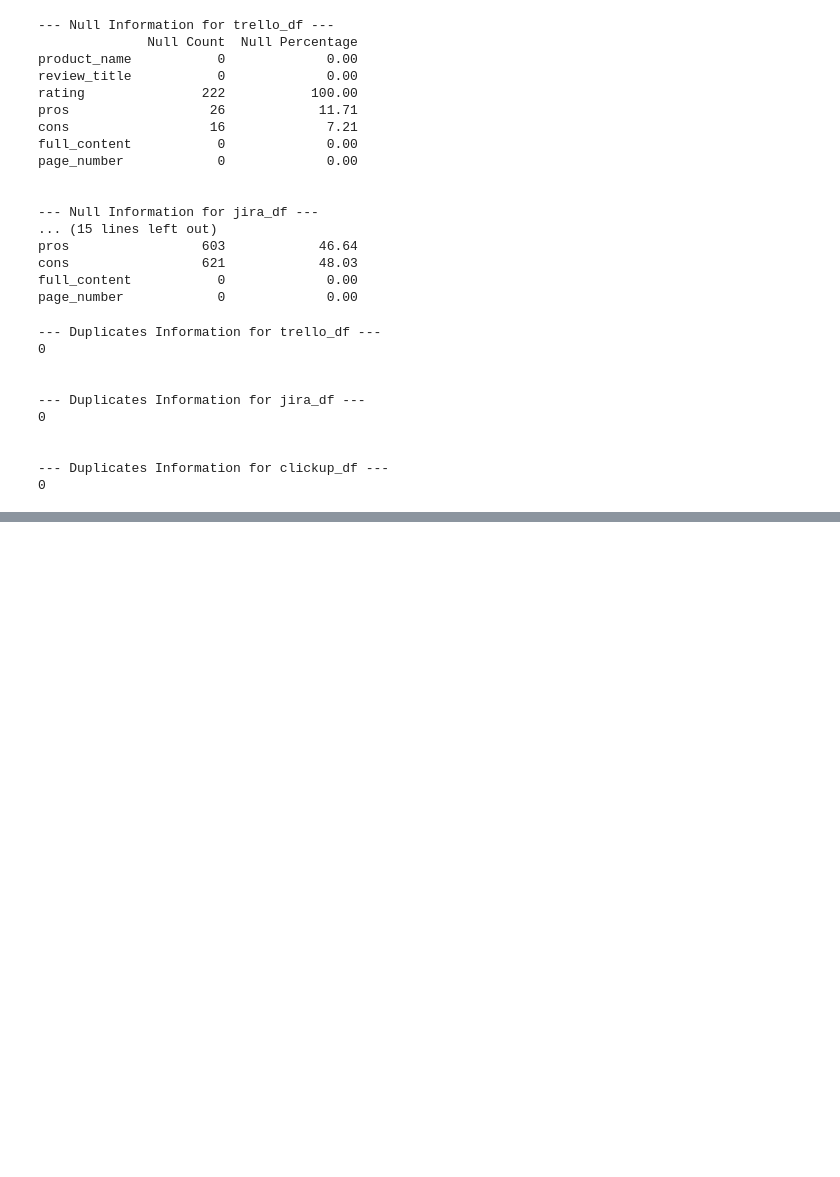
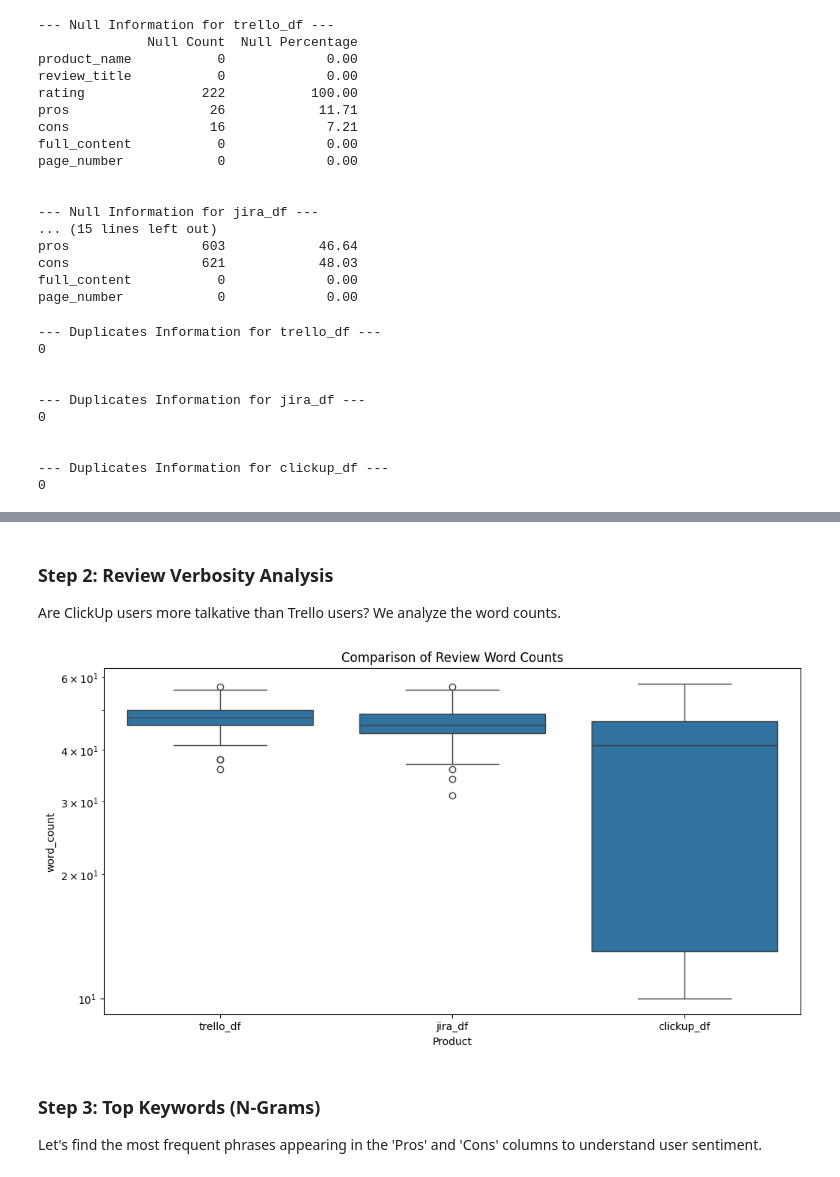
Before and after one commit to LatiefDataVisionary/pm-tools-absa-analysis, a Jupyter notebook: notebook/EDA_Clean_TrustRadius.ipynb, the cells around one changed output, grey strips where cells are left out. Saved outputs shown, nothing was run; the diff lists cells and outputs as text; code cells hidden in the pictures; blank space fills up the shorter version.

```diff
--- a/notebook/EDA_Clean_TrustRadius.ipynb
+++ b/notebook/EDA_Clean_TrustRadius.ipynb
@@ -206,0 +246,21 @@ for df_name, df in dataframes.items():
+# %% [markdown]
+### Step 2: Review Verbosity Analysis
+Are ClickUp users more talkative than Trello users? We analyze the word counts.
+# %%
+plt.figure(figsize=(12, 6))
+plot_data = []
+for name, df in dataframes.items():
+    temp = df[['word_count']].copy()
+    temp['Product'] = name
+    plot_data.append(temp)
+
+full_plot_df = pd.concat(plot_data)
+sns.boxplot(x='Product', y='word_count', data=full_plot_df)
+plt.title('Comparison of Review Word Counts')
+plt.yscale('log') # Using log scale if there are huge outliers
+plt.show()
+# %% [output]
+[figure, added]
+# %% [markdown]
+### Step 3: Top Keywords (N-Grams)
+Let's find the most frequent phrases appearing in the 'Pros' and 'Cons' columns to understand user sentiment.
```
Also changed, not shown: parts of 17 cells of this notebook.
